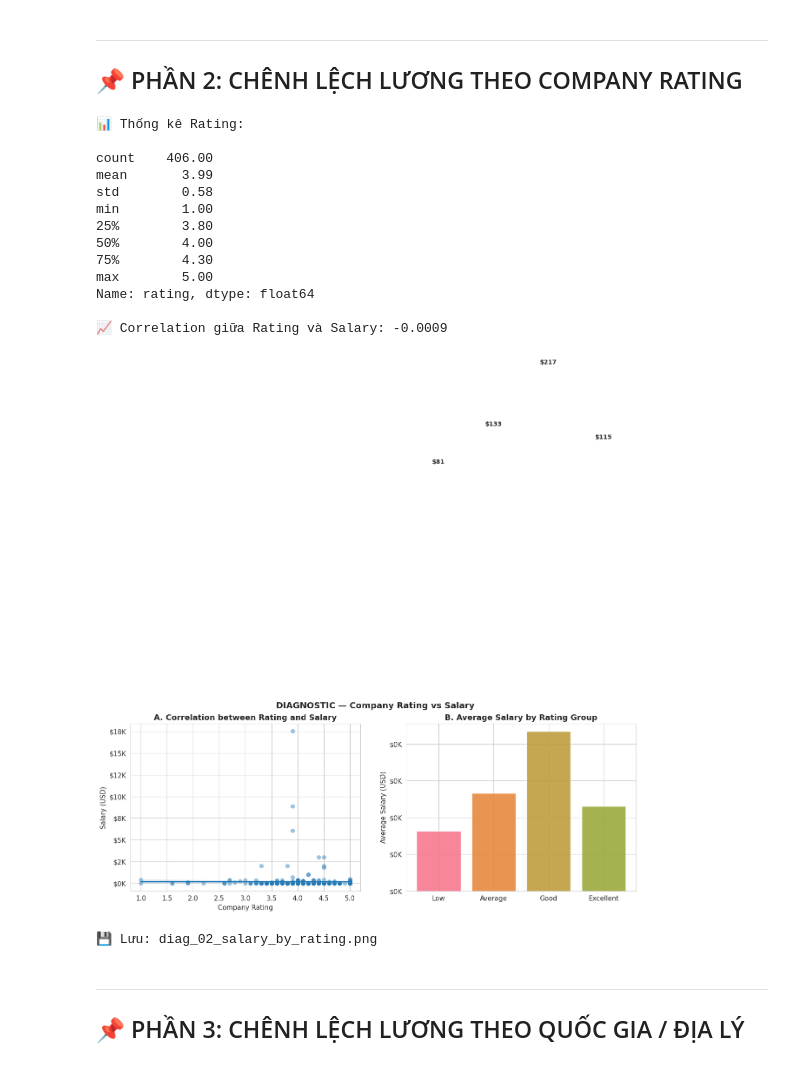
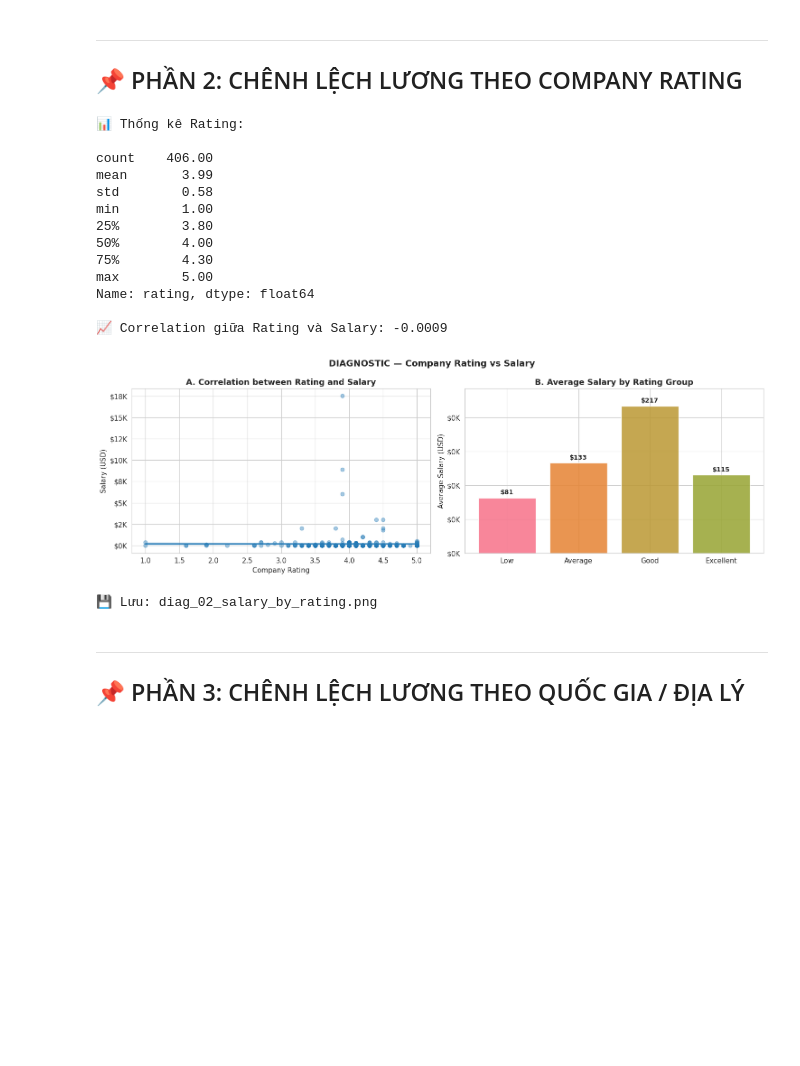
Before and after one commit to duchb1212/DA, a Jupyter notebook: 02_diagnostic.ipynb, the cells around one changed output. Saved outputs shown, nothing was run; the diff lists cells and outputs as text; code cells hidden in the pictures; blank space fills up the shorter version.

```diff
--- a/02_diagnostic.ipynb
+++ b/02_diagnostic.ipynb
@@ -520,27 +494,16 @@ if RATING_COL in df.columns:
         data=plot_df,
         x=RATING_COL,
         y=SAL_COL,
-        scatter_kws={'alpha':0.4},
-        line_kws={'linewidth':2},
+        scatter_kws={'alpha': 0.4},
+        line_kws={'linewidth': 2},
         ax=axes[0]
     )
 
-    axes[0].set_title(
-        'A. Correlation between Rating and Salary'
-    )
-
-    axes[0].set_xlabel(
-        'Company Rating'
-    )
-
-    axes[0].set_ylabel(
-        'Salary (USD)'
-    )
-
+    axes[0].set_title('A. Correlation between Rating and Salary')
+    axes[0].set_xlabel('Company Rating')
+    axes[0].set_ylabel('Salary (USD)')
     axes[0].yaxis.set_major_formatter(
-        mticker.FuncFormatter(
-            lambda x, _: f'${x/1000:.0f}K'
-        )
+        mticker.FuncFormatter(lambda x, _: f'${x/1000:.0f}K')
     )
 
     # ========================================================
@@ -549,12 +512,7 @@ if RATING_COL in df.columns:
     plot_df['rating_group'] = pd.cut(
         plot_df[RATING_COL],
         bins=[0, 2, 3, 4, 5],
-        labels=[
-            'Low',
-            'Average',
-            'Good',
-            'Excellent'
-        ]
+        labels=['Low', 'Average', 'Good', 'Excellent']
     )
 
     rating_mean = (
@@ -571,69 +529,62 @@ if RATING_COL in df.columns:
         alpha=0.85
     )
 
-    # labels
+
+    y_max = rating_mean.values.max()
+    label_offset = y_max * 0.015
+
     for bar, val in zip(bars, rating_mean.values):
-
         axes[1].text(
-            bar.get_x() + bar.get_width()/2,
-            val + 500,
+            bar.get_x() + bar.get_width() / 2,
+            val + label_offset,
             f'${val:,.0f}',
             ha='center',
+            va='bottom',
             fontsize=10,
             fontweight='bold'
         )
 
-    axes[1].set_title(
-        'B. Average Salary by Rating Group'
-    )
+    axes[1].set_ylim(0, y_max * 1.12)
 
-    axes[1].set_ylabel(
-        'Average Salary (USD)'
-    )
-
+    axes[1].set_title('B. Average Salary by Rating Group')
+    axes[1].set_ylabel('Average Salary (USD)')
     axes[1].yaxis.set_major_formatter(
-        mticker.FuncFormatter(
-            lambda x, _: f'${x/1000:.0f}K'
-        )
+        mticker.FuncFormatter(lambda x, _: f'${x/1000:.0f}K')
     )
 
     # ========================================================
     # SAVE
     # ========================================================
     plt.tight_layout()
 
     plt.savefig(
         'diag_02_salary_by_rating.png',
         dpi=150,
-        bbox_inches='tight'
+        bbox_inches='tight',
+        pad_inches=0.05               # ── FIX: giảm từ default 0.1 xuống 0.05
     )
 
     plt.show()
 
-    print(
-        '\n💾 Lưu: diag_02_salary_by_rating.png'
-    )
+    print('\n💾 Lưu: diag_02_salary_by_rating.png')
 
 else:
-
-    print(
-        '❌ Không tìm thấy cột rating'
-    )
+    print('❌ Không tìm thấy cột rating')
 # %% [output]
 📊 Thống kê Rating:
 
 count    406.00
 mean       3.99
 std        0.58
 min        1.00
 25%        3.80
 50%        4.00
 75%        4.30
 max        5.00
 Name: rating, dtype: float64
 
 📈 Correlation giữa Rating và Salary: -0.0009
-[figure, old version]
+[figure, new version]
 💾 Lưu: diag_02_salary_by_rating.png
 # %% [markdown]
 ---
```
Also changed, not shown: parts of 2 cells of this notebook, 7 other files.
